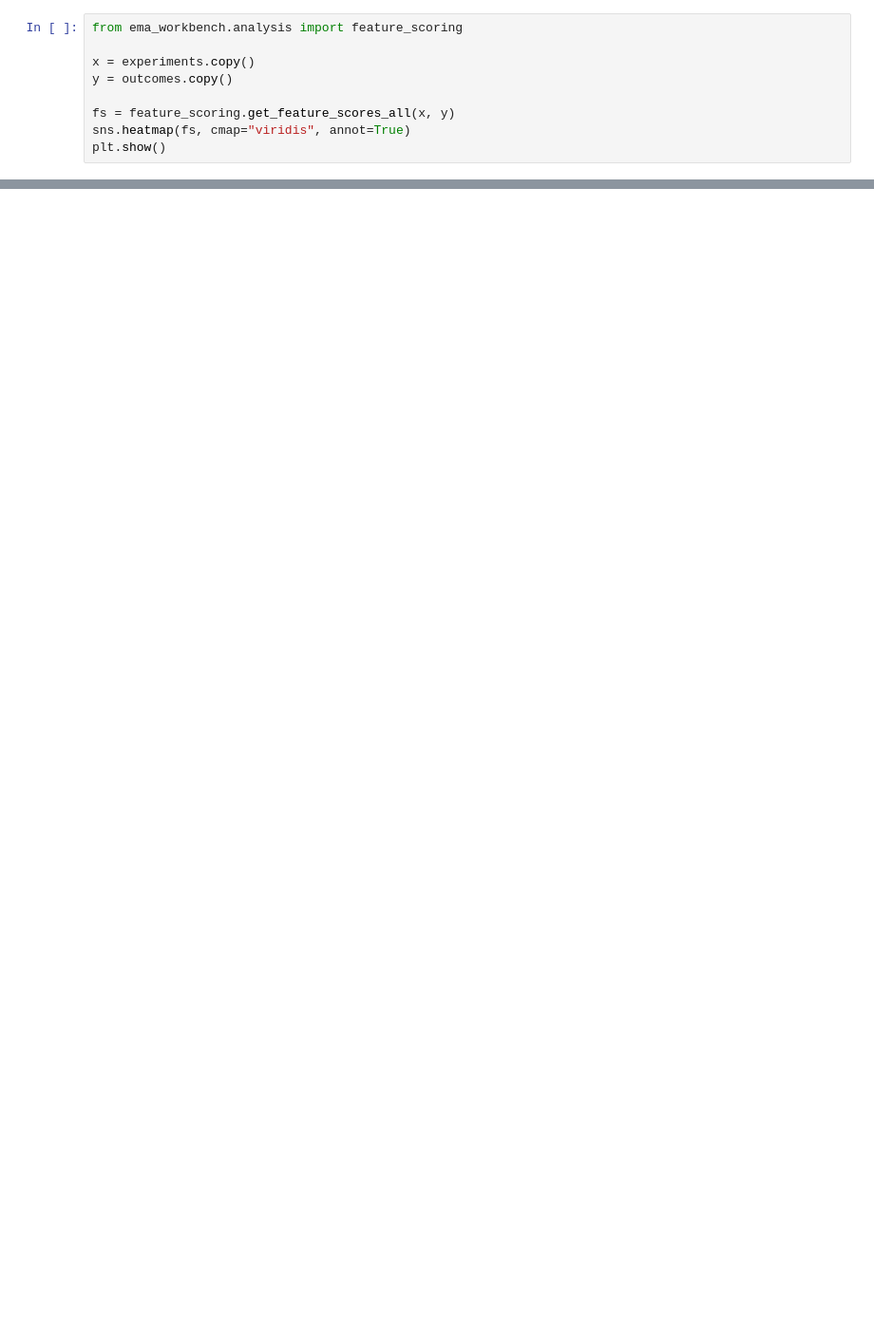
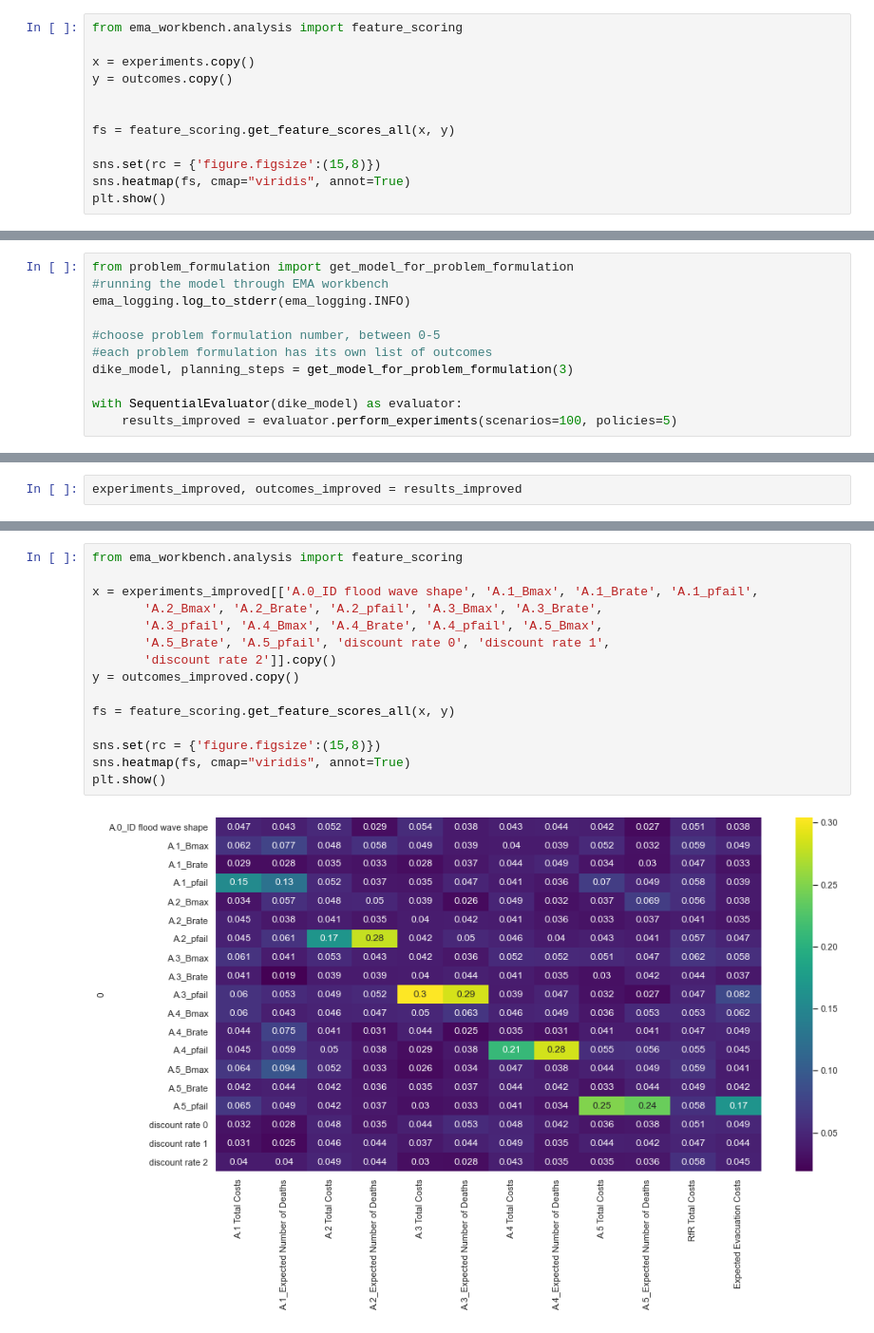
Before and after one commit to WillemijnTutu/EPA1361_group16, a Jupyter notebook: Untitled.ipynb, the cells around one changed output, grey strips where cells are left out. Shown at 95% size. Cells and saved outputs as stored; diff of their text form; blank space fills up the shorter version.

```diff
--- a/Untitled.ipynb
+++ b/Untitled.ipynb
@@ -41,6 +85,9 @@ from ema_workbench.analysis import feature_scoring
 x = experiments.copy()
 y = outcomes.copy()
 
+
 fs = feature_scoring.get_feature_scores_all(x, y)
+
+sns.set(rc = {'figure.figsize':(15,8)})
 sns.heatmap(fs, cmap="viridis", annot=True)
 plt.show()
@@ -46,0 +117,11 @@ plt.show()
+# %%
+from problem_formulation import get_model_for_problem_formulation
+#running the model through EMA workbench
+ema_logging.log_to_stderr(ema_logging.INFO)
+
+#choose problem formulation number, between 0-5
+#each problem formulation has its own list of outcomes
+dike_model, planning_steps = get_model_for_problem_formulation(3)
+
+with SequentialEvaluator(dike_model) as evaluator:
+    results_improved = evaluator.perform_experiments(scenarios=100, policies=5)
@@ -46,0 +131,2 @@ plt.show()
+# %%
+experiments_improved, outcomes_improved = results_improved
@@ -46,0 +170,17 @@ plt.show()
+# %%
+from ema_workbench.analysis import feature_scoring
+
+x = experiments_improved[['A.0_ID flood wave shape', 'A.1_Bmax', 'A.1_Brate', 'A.1_pfail',
+       'A.2_Bmax', 'A.2_Brate', 'A.2_pfail', 'A.3_Bmax', 'A.3_Brate',
+       'A.3_pfail', 'A.4_Bmax', 'A.4_Brate', 'A.4_pfail', 'A.5_Bmax',
+       'A.5_Brate', 'A.5_pfail', 'discount rate 0', 'discount rate 1',
+       'discount rate 2']].copy()
+y = outcomes_improved.copy()
+
+fs = feature_scoring.get_feature_scores_all(x, y)
+
+sns.set(rc = {'figure.figsize':(15,8)})
+sns.heatmap(fs, cmap="viridis", annot=True)
+plt.show()
+# %% [output]
+[figure, added]
```
Also changed, not shown: parts of 30 cells of this notebook.
